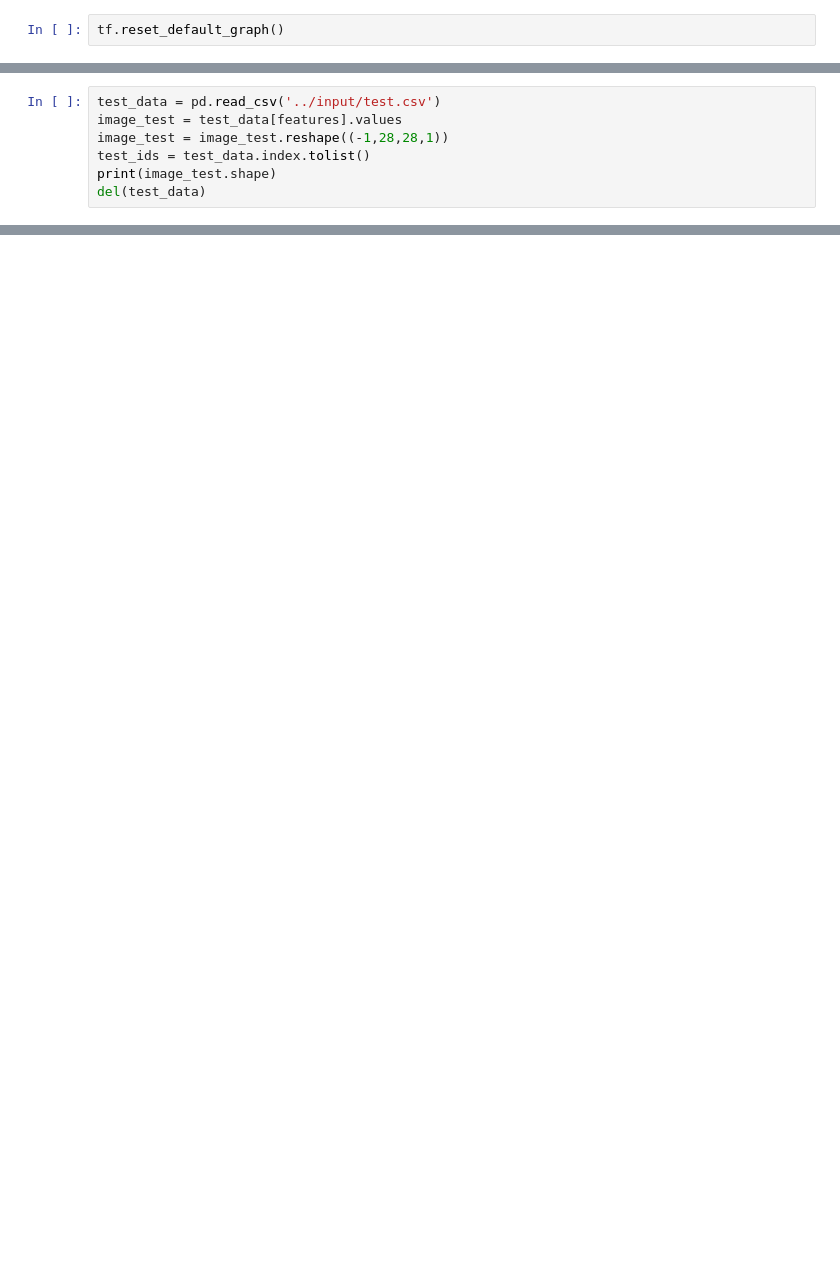
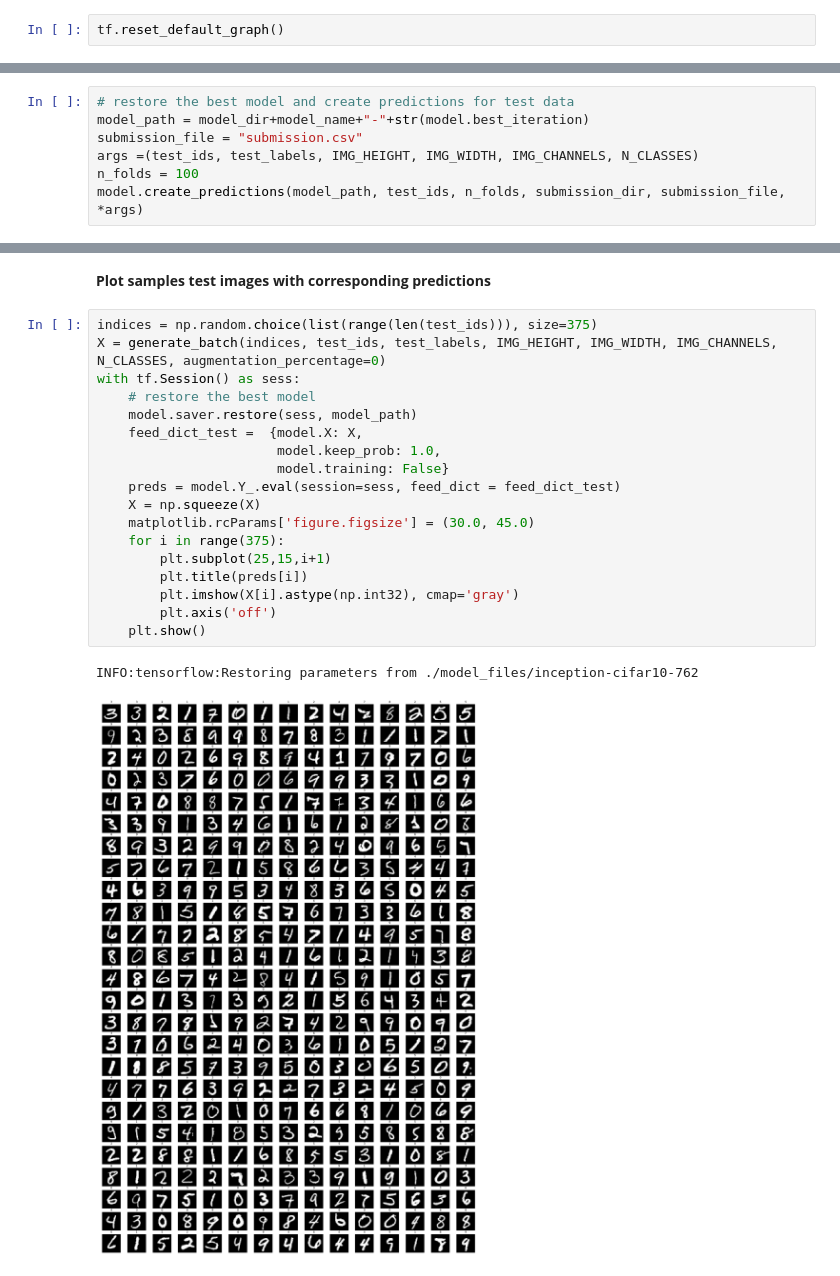
Before and after one commit to itratrahman/machine_learning_projects, a Jupyter notebook: mnist/models/inception_net_with_batch_norm.ipynb, the cells around one changed output, grey strips where cells are left out. Cells and saved outputs as stored; diff of their text form; blank space fills up the shorter version.

```diff
--- a/mnist/models/inception_net_with_batch_norm.ipynb
+++ b/mnist/models/inception_net_with_batch_norm.ipynb
@@ -786,7 +727,0 @@ plt.savefig(figure_dir + 'acc_vs_iterations.png', bbox_inches='tight')
-# %%
-test_data = pd.read_csv('../input/test.csv')
-image_test = test_data[features].values
-image_test = image_test.reshape((-1,28,28,1))
-test_ids = test_data.index.tolist()
-print(image_test.shape)
-del(test_data)
@@ -837,0 +809,7 @@ pd.read_csv(submission_dir+submission_file).head(20)
+# %%
+# restore the best model and create predictions for test data
+model_path = model_dir+model_name+"-"+str(model.best_iteration)
+submission_file = "submission.csv"
+args =(test_ids, test_labels, IMG_HEIGHT, IMG_WIDTH, IMG_CHANNELS, N_CLASSES)
+n_folds = 100
+model.create_predictions(model_path, test_ids, n_folds, submission_dir, submission_file, *args)
@@ -837,0 +849,23 @@ pd.read_csv(submission_dir+submission_file).head(20)
+# %% [markdown]
+**Plot samples test images with corresponding predictions**
+# %%
+indices = np.random.choice(list(range(len(test_ids))), size=375)
+X = generate_batch(indices, test_ids, test_labels, IMG_HEIGHT, IMG_WIDTH, IMG_CHANNELS, N_CLASSES, augmentation_percentage=0)
+with tf.Session() as sess:
+    # restore the best model
+    model.saver.restore(sess, model_path)
+    feed_dict_test =  {model.X: X,
+                       model.keep_prob: 1.0,
+                       model.training: False}
+    preds = model.Y_.eval(session=sess, feed_dict = feed_dict_test)
+    X = np.squeeze(X)
+    matplotlib.rcParams['figure.figsize'] = (30.0, 45.0)
+    for i in range(375):
+        plt.subplot(25,15,i+1)
+        plt.title(preds[i])
+        plt.imshow(X[i].astype(np.int32), cmap='gray')
+        plt.axis('off')
+    plt.show()
+# %% [output]
+INFO:tensorflow:Restoring parameters from ./model_files/inception-cifar10-762
+[figure, added]
```
Also changed, not shown: parts of 118 cells of this notebook, 4 other files.
